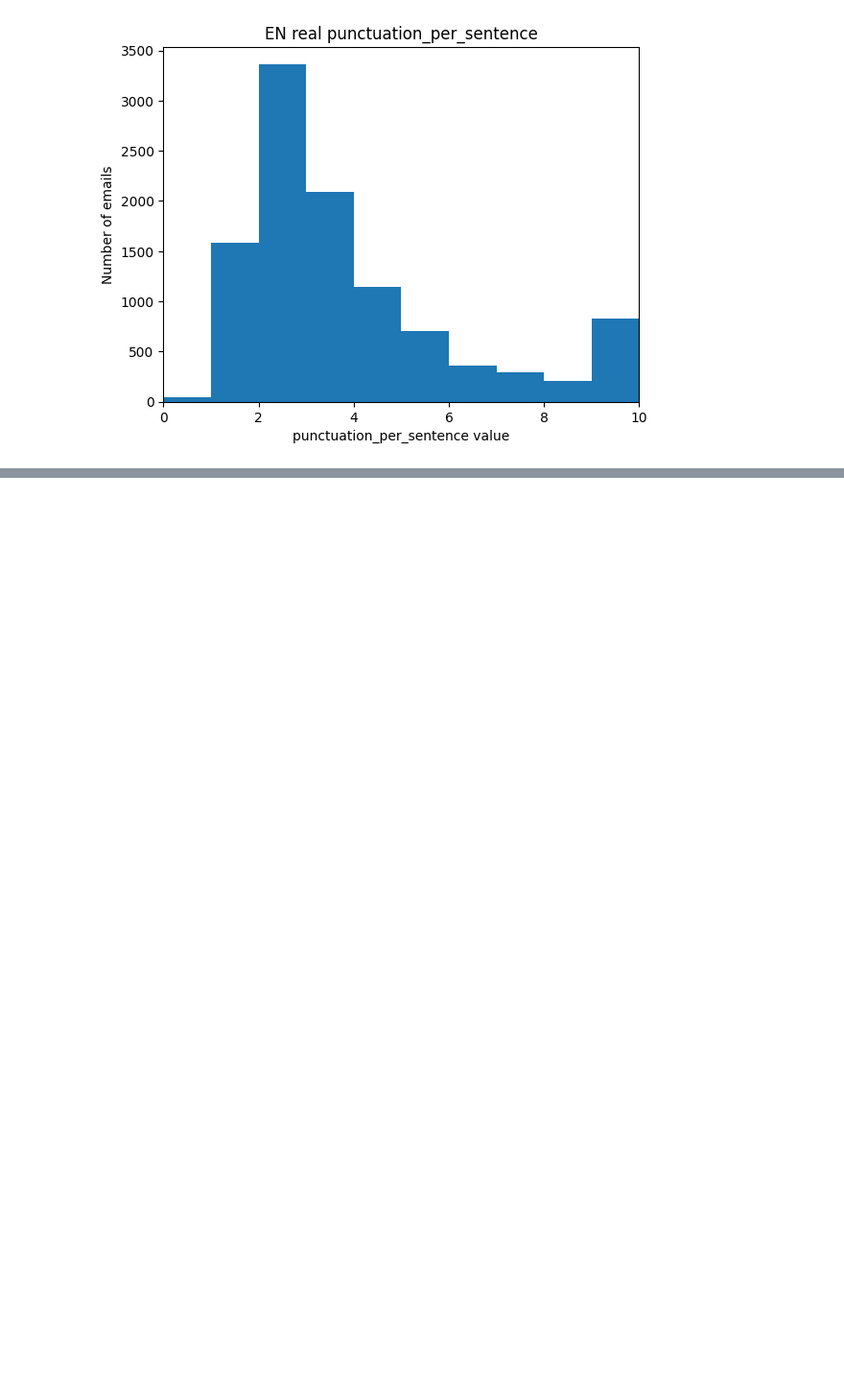
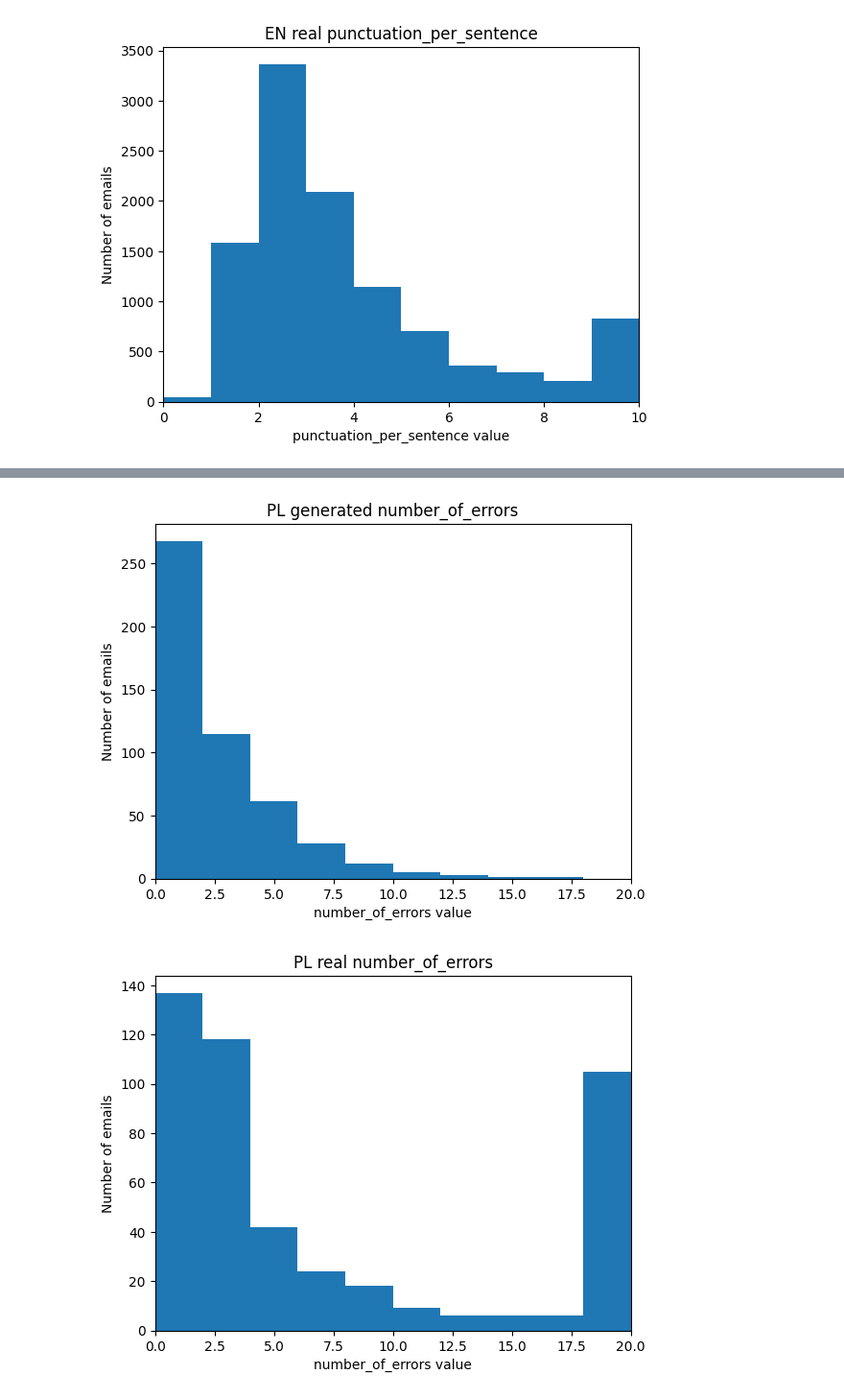
Before and after one commit to Erfantls/anti-gpt-checker, a Jupyter notebook: notebooks/attributes_analysis.ipynb, the cells around one changed output, grey strips where cells are left out. Shown at 96% size. Drawn from its saved outputs; the diff is of its cells as text; code cells hidden in the pictures; blank space fills up the shorter version.

```diff
--- a/notebooks/attributes_analysis.ipynb
+++ b/notebooks/attributes_analysis.ipynb
@@ -119,0 +232,5 @@ compare_4_hists('punctuation_per_sentence', min_value=0, max_value=10)
+# %%
+compare_4_hists('number_of_errors', min_value=0, max_value=20)
+# %% [output]
+[figure, added]
+[figure, added]
```
Also changed, not shown: parts of 14 cells of this notebook, 13 other files.
